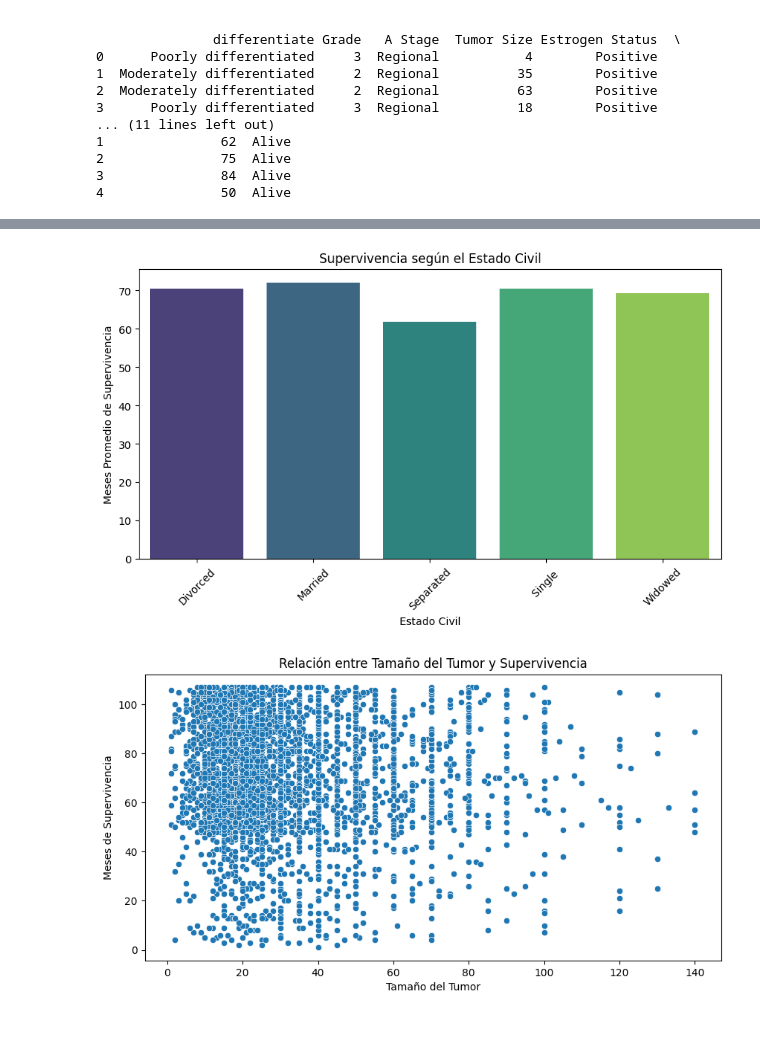
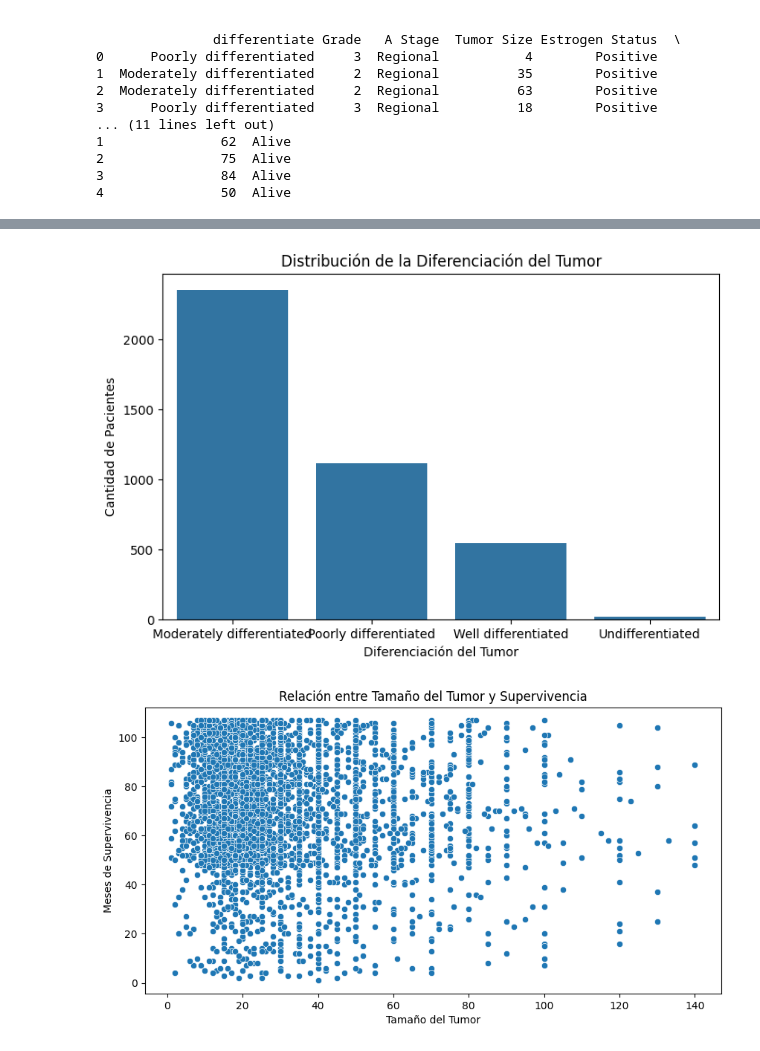
Before and after one commit to davidsc2024/cancer_dataset, a Jupyter notebook: breast_cancer.ipynb, the cells around one changed output, grey strips where cells are left out. Cells and saved outputs as stored; diff of their text form; code cells hidden in the pictures.

```diff
--- a/breast_cancer.ipynb
+++ b/breast_cancer.ipynb
@@ -54,16 +74,15 @@ df_clean = df.dropna(subset=["Age", "Race", "Marital Status", "T Stage ","N Stag
 # Calcular la media de meses de supervivencia por estado civil
 survival_by_marital = df_clean.groupby("Marital Status")["Survival Months"].mean()
 # %%
-# Crear el gráfico de barras
-plt.figure(figsize=(10, 5))
-sns.barplot(x=survival_by_marital.index, y=survival_by_marital.values, hue=survival_by_marital.index, palette="viridis", legend=False)
-plt.xlabel("Estado Civil")
-plt.ylabel("Meses Promedio de Supervivencia")
-plt.title("Supervivencia según el Estado Civil")
-plt.xticks(rotation=45)  # Rotar etiquetas si son muchas
+# Distribución de la Diferenciación del Tumor
+plt.figure(figsize=(8, 5))
+sns.countplot(x=df["differentiate"], order=df["differentiate"].value_counts().index)
+plt.xlabel("Diferenciación del Tumor")
+plt.ylabel("Cantidad de Pacientes")
+plt.title("Distribución de la Diferenciación del Tumor")
 plt.show()
 # %% [output]
-[figure, old version]
+[figure, new version]
 # %%
 # Relación entre el Tamaño del Tumor y los Meses de Supervivencia
 plt.figure(figsize=(10, 5))
```
Also changed, not shown: parts of 5 cells of this notebook.
